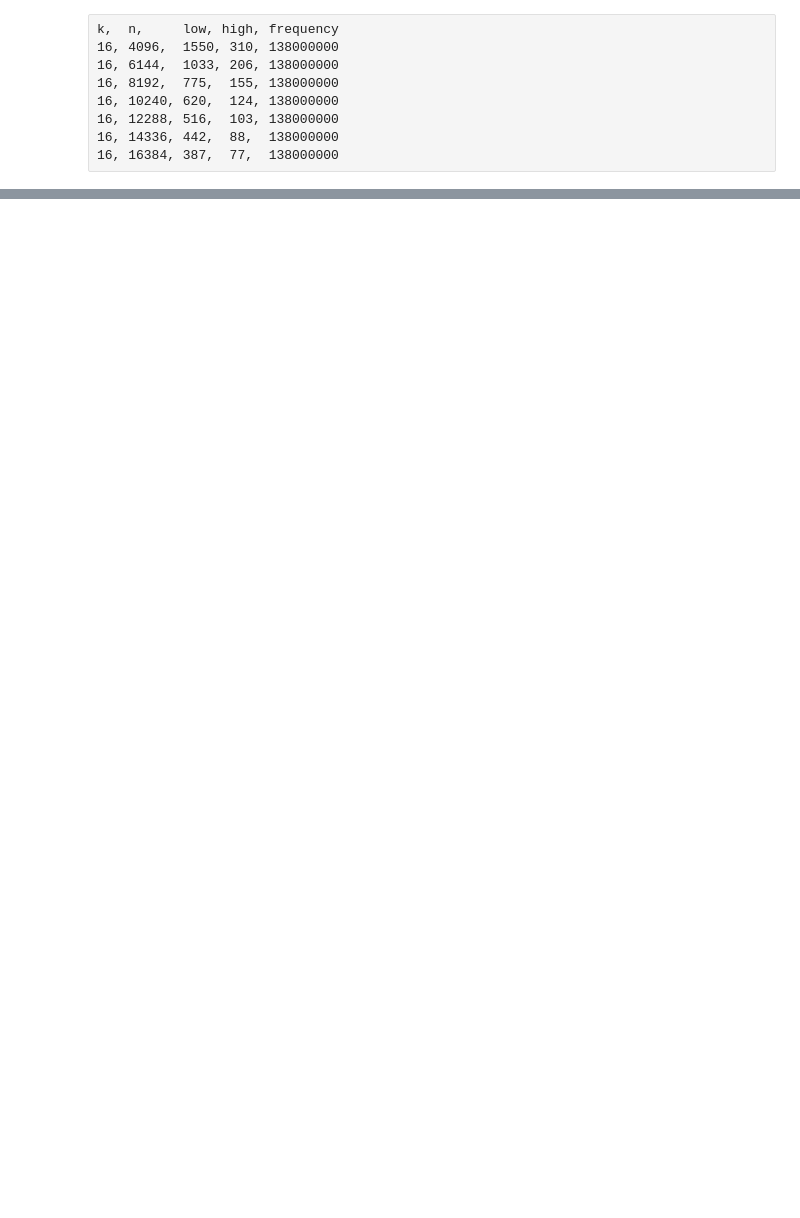
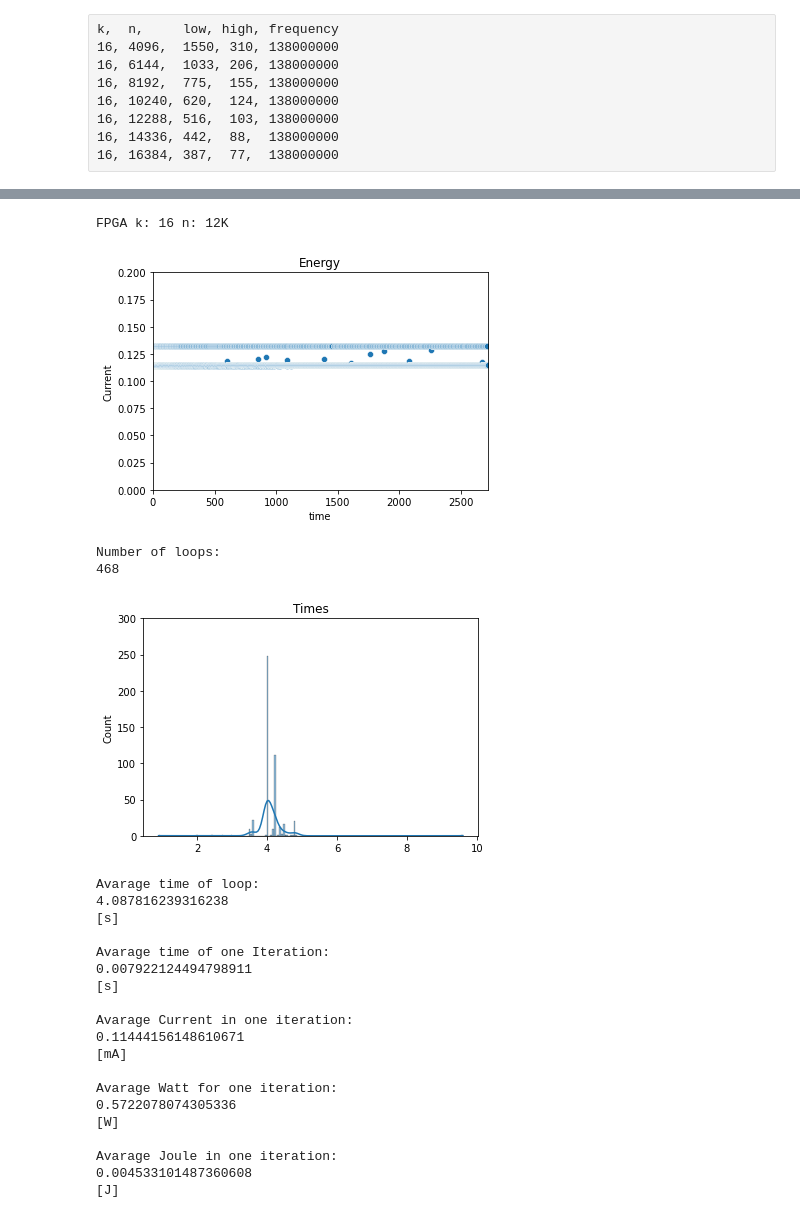
Before and after one commit to FPGA-Energy/heap-sort, a Jupyter notebook: Analysis/FPGA/FPGA heapsort.ipynb, the cells around one changed output, grey strips where cells are left out. Cells and saved outputs as stored; diff of their text form; code cells hidden in the pictures; blank space fills up the shorter version.

```diff
--- a/Analysis/FPGA/FPGA heapsort.ipynb
+++ b/Analysis/FPGA/FPGA heapsort.ipynb
@@ -178,0 +249,28 @@ Avarage Current in one iteration:
+# %%
+#      (Data,  Greater than means spike, ylim, Repetions in loop, Name)
+runData(df12k, 0.125,                    300,       516,               "FPGA k: 16 n: 12K")
+# %% [output]
+FPGA k: 16 n: 12K
+[figure, added]
+Number of loops:
+468
+[figure, added]
+Avarage time of loop:
+4.087816239316238
+[s]
+
+Avarage time of one Iteration:
+0.007922124494798911
+[s]
+
+Avarage Current in one iteration:
+0.11444156148610671
+[mA]
+
+Avarage Watt for one iteration:
+0.5722078074305336
+[W]
+
+Avarage Joule in one iteration:
+0.004533101487360608
+[J]
```
Also changed, not shown: parts of 12 cells of this notebook, 5 other files.
